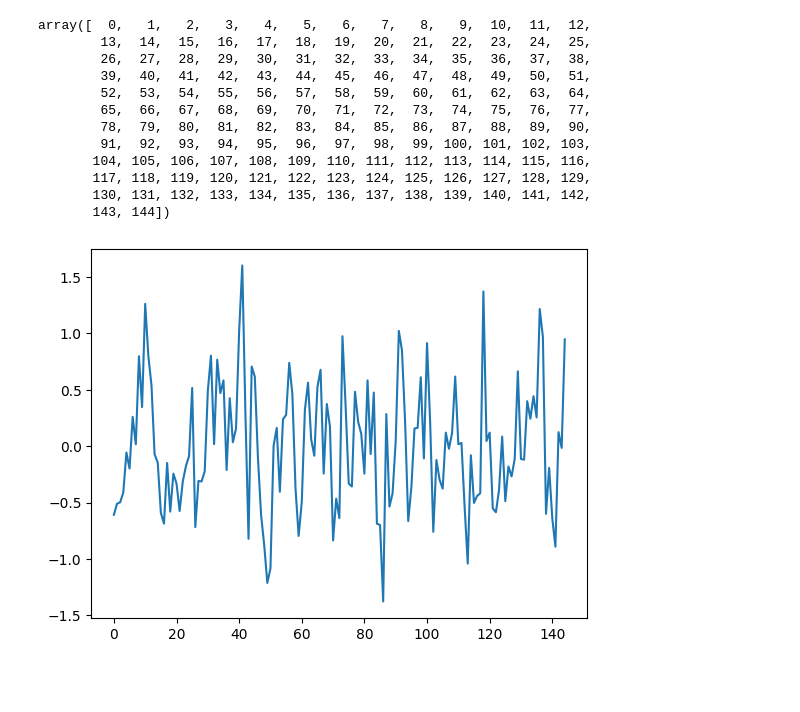
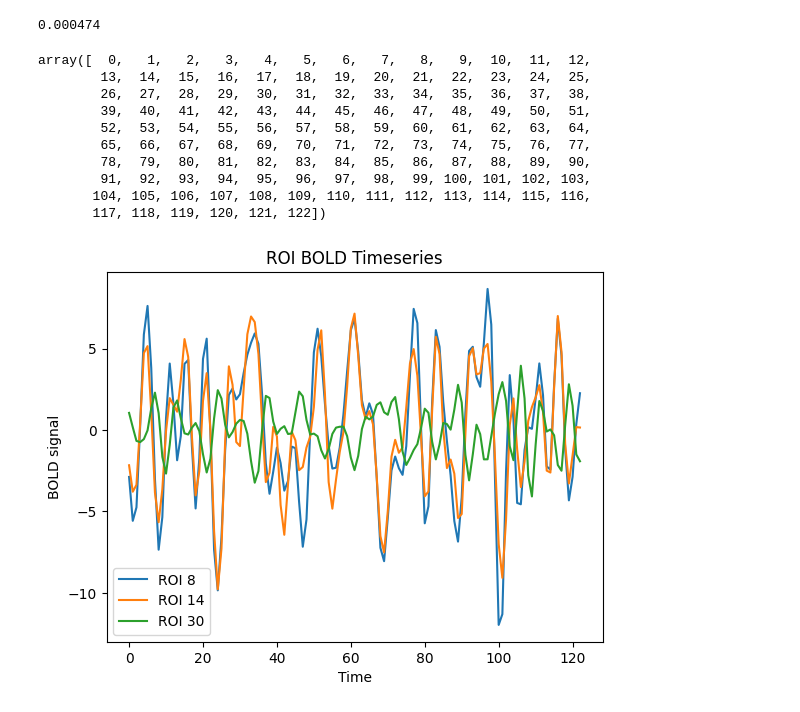
Before and after one commit to keanelekenns/brain-network-classification, a Jupyter notebook: scripts/process_abide_files.ipynb, the cells around one changed output. Cells and saved outputs as stored; diff of their text form; code cells hidden in the pictures; blank space fills up the shorter version.

```diff
--- a/scripts/process_abide_files.ipynb
+++ b/scripts/process_abide_files.ipynb
@@ -27,5 +68,10 @@ ValueError: all input arrays must have the same shape
+# %%
+close_to_zero = 68
+corr_array[row, 68]
+# %% [output]
+0.000474
 # %%
-x = np.array([_ for _ in range(145)])
+x = np.array([_ for _ in range(abide_array.shape[0])])
 x
 # %% [output]
 array([  0,   1,   2,   3,   4,   5,   6,   7,   8,   9,  10,  11,  12,
@@ -37,12 +83,14 @@ array([  0,   1,   2,   3,   4,   5,   6,   7,   8,   9,  10,  11,  12,
         78,  79,  80,  81,  82,  83,  84,  85,  86,  87,  88,  89,  90,
         91,  92,  93,  94,  95,  96,  97,  98,  99, 100, 101, 102, 103,
        104, 105, 106, 107, 108, 109, 110, 111, 112, 113, 114, 115, 116,
-       117, 118, 119, 120, 121, 122, 123, 124, 125, 126, 127, 128, 129,
-       130, 131, 132, 133, 134, 135, 136, 137, 138, 139, 140, 141, 142,
-       143, 144])
+       117, 118, 119, 120, 121, 122])
-# %%
-plt.clf()
-plt.plot(x, time_series[:, 0])
-plt.show()
-# %% [output]
-[figure, removed]
+# %%
+plt.clf()
+plt.plot(x, abide_array[:, [row, large_corr_col, small_corr_col]])
+plt.xlabel("Time")
+plt.ylabel("BOLD signal")
+plt.legend([f"ROI {row}", f"ROI {large_corr_col}", f"ROI {small_corr_col}"])
+plt.title("ROI BOLD Timeseries")
+plt.show()
+# %% [output]
+[figure, added]
```
Also changed, not shown: parts of 11 cells of this notebook, 4 other files.
